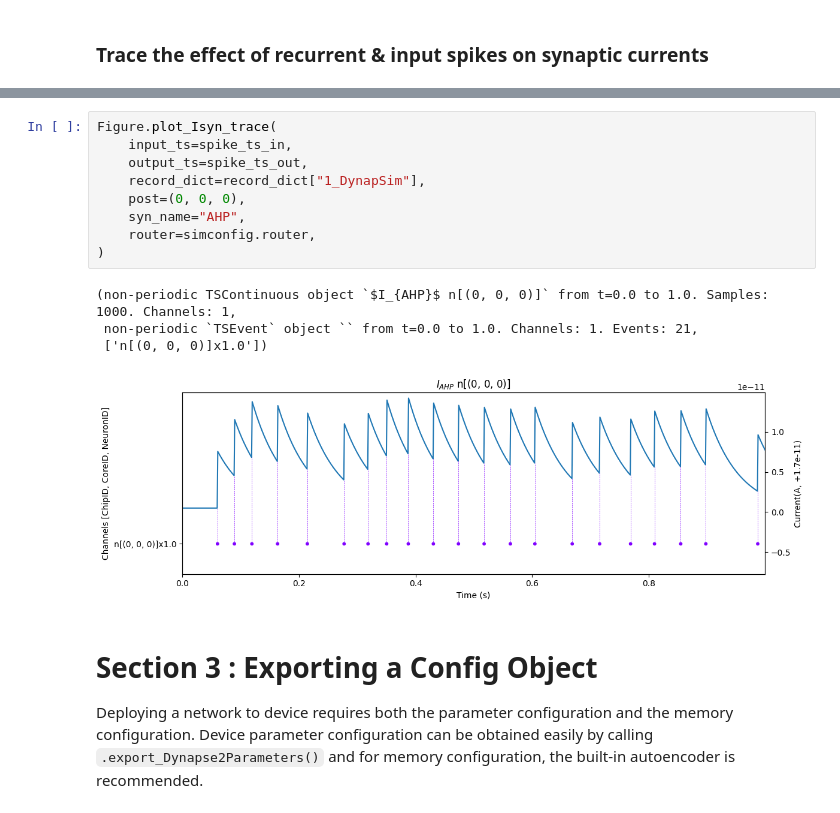
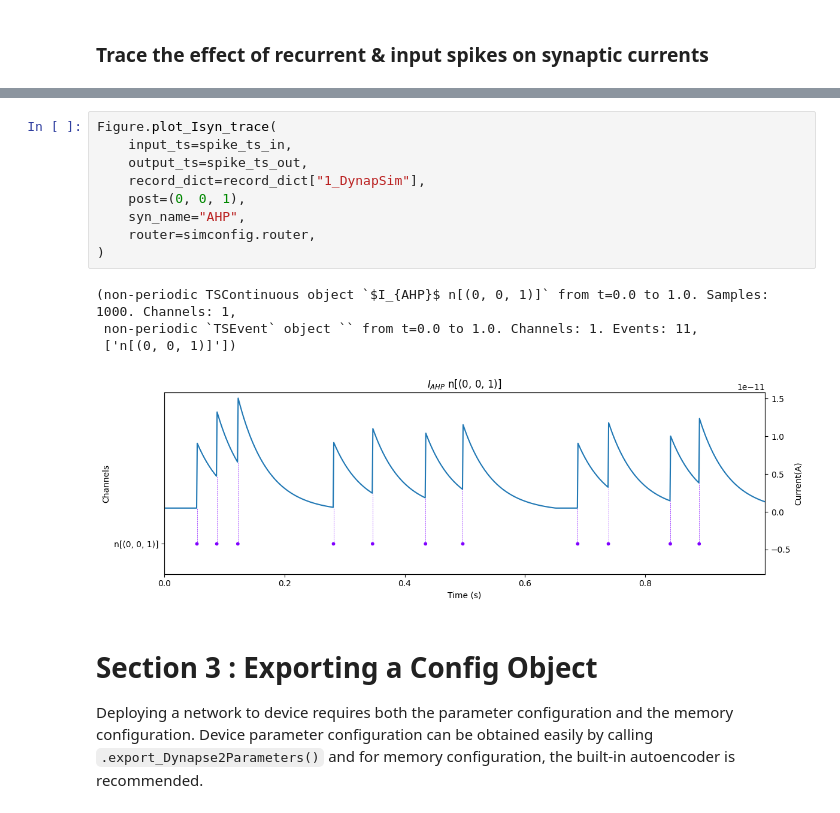
Before and after one commit to synsense/rockpool, a Jupyter notebook: docs/devices/DynapSE/dynapsim_tutorial.ipynb, the cells around one changed output, grey strips where cells are left out. Saved outputs shown, nothing was run; the diff lists cells and outputs as text.

```diff
--- a/docs/devices/DynapSE/dynapsim_tutorial.ipynb
+++ b/docs/devices/DynapSE/dynapsim_tutorial.ipynb
@@ -555,17 +555,17 @@ Figure.plot_Isyn_trace(
 # %%
 Figure.plot_Isyn_trace(
     input_ts=spike_ts_in,
     output_ts=spike_ts_out,
     record_dict=record_dict["1_DynapSim"],
-    post=(0, 0, 0),
+    post=(0, 0, 1),
     syn_name="AHP",
     router=simconfig.router,
 )
 # %% [output]
-(non-periodic TSContinuous object `$I_{AHP}$ n[(0, 0, 0)]` from t=0.0 to 1.0. Samples: 1000. Channels: 1,
- non-periodic `TSEvent` object `` from t=0.0 to 1.0. Channels: 1. Events: 21,
- ['n[(0, 0, 0)]x1.0'])
+(non-periodic TSContinuous object `$I_{AHP}$ n[(0, 0, 1)]` from t=0.0 to 1.0. Samples: 1000. Channels: 1,
+ non-periodic `TSEvent` object `` from t=0.0 to 1.0. Channels: 1. Events: 11,
+ ['n[(0, 0, 1)]'])
-[figure, old version]
+[figure, new version]
 # %% [markdown]
 # Section 3 : Exporting a Config Object
 
```
Also changed, not shown: parts of 8 cells of this notebook, 1 other file.
